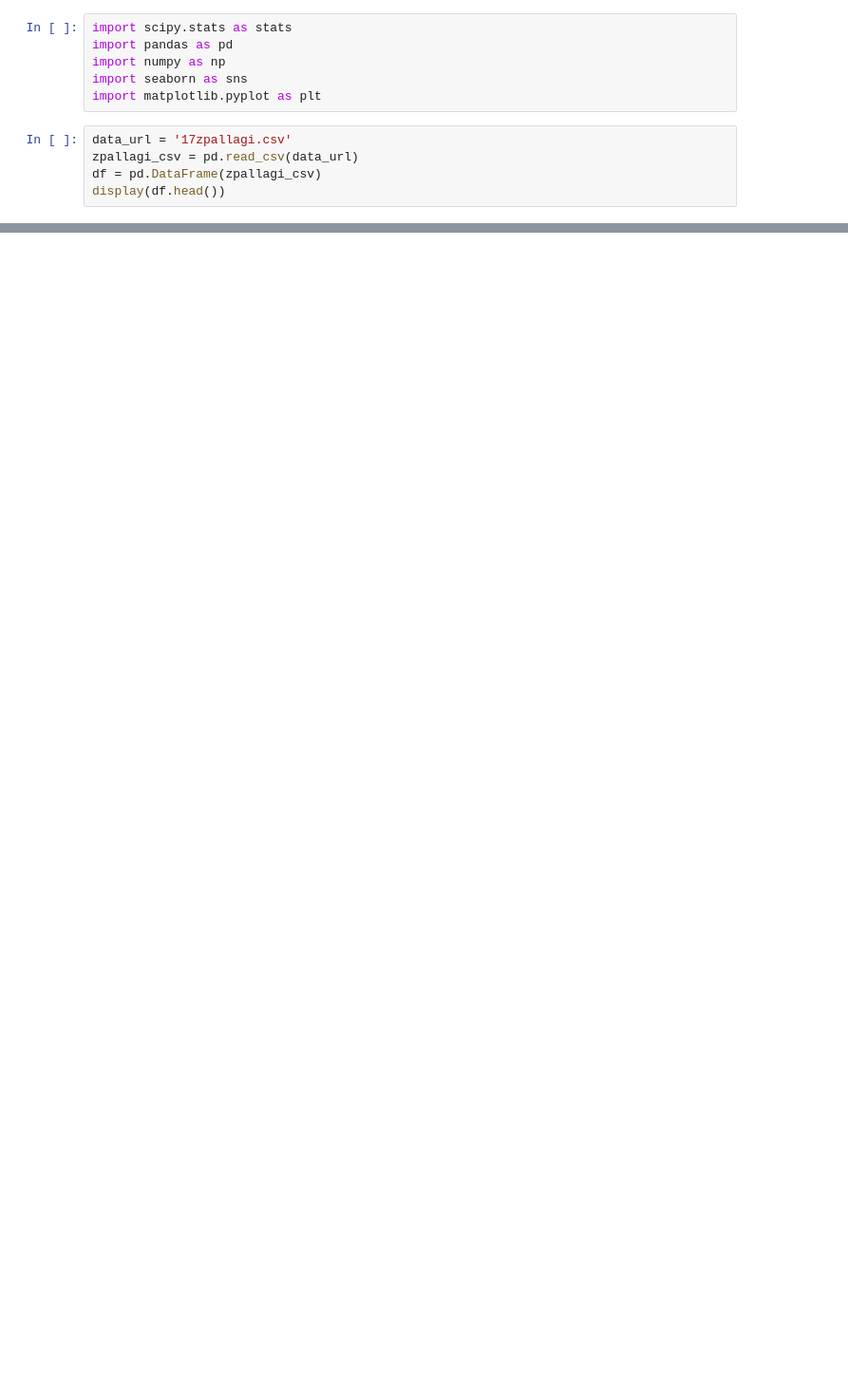
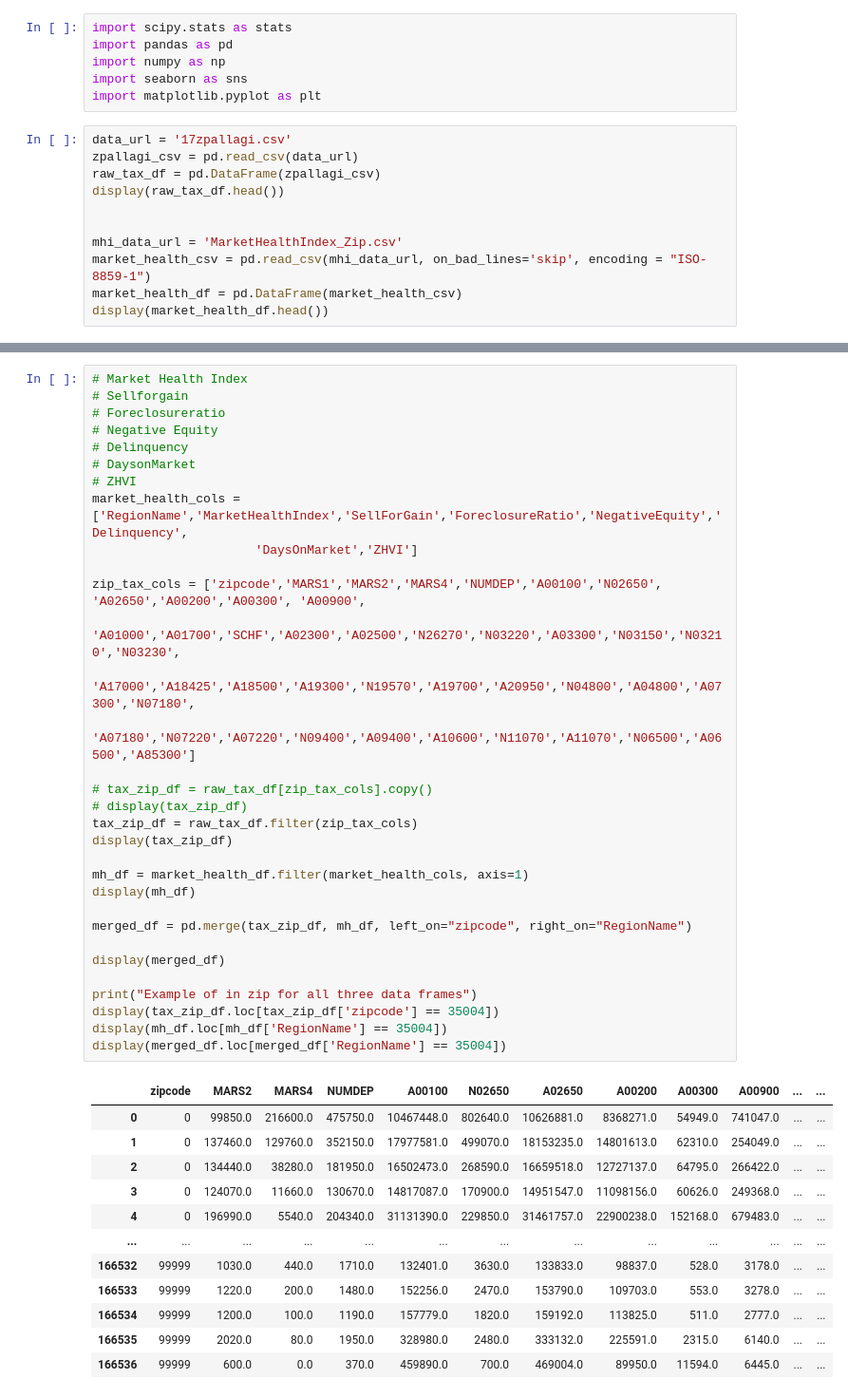
Before and after one commit to kdevoe/aai-500-final-group-4, a Jupyter notebook: HousingDataFinal.ipynb, the cells around one changed output, grey strips where cells are left out. Shown: that part at 95% size. Cells and saved outputs as stored; diff of their text form; blank space fills up the shorter version.

Commit message:
initial data frames

```diff
--- a/HousingDataFinal.ipynb
+++ b/HousingDataFinal.ipynb
@@ -7,8 +7,14 @@ import matplotlib.pyplot as plt
 # %%
 data_url = '17zpallagi.csv'
 zpallagi_csv = pd.read_csv(data_url)
-df = pd.DataFrame(zpallagi_csv)
-display(df.head())
+raw_tax_df = pd.DataFrame(zpallagi_csv)
+display(raw_tax_df.head())
+
+
+mhi_data_url = 'MarketHealthIndex_Zip.csv'
+market_health_csv = pd.read_csv(mhi_data_url, on_bad_lines='skip', encoding = "ISO-8859-1")
+market_health_df = pd.DataFrame(market_health_csv)
+display(market_health_df.head())
 # %% [output]
 |  | STATEFIPS | STATE | zipcode | agi_stub | N1 | mars1 | MARS2 | MARS4 | ELF | CPREP | ... | ... |
 | 0 | 1 | AL | 0 | 1 | 802640.0 | 474470.0 | 99850.0 | 216600.0 | 717050.0 | 44090.0 | ... | ... |
@@ -19,0 +32,45 @@ display(df.head())
+# %%
+# Market Health Index
+# Sellforgain
+# Foreclosureratio
+# Negative Equity
+# Delinquency
+# DaysonMarket
+# ZHVI
+market_health_cols = ['RegionName','MarketHealthIndex','SellForGain','ForeclosureRatio','NegativeEquity','Delinquency',
+                      'DaysOnMarket','ZHVI']
+
+zip_tax_cols = ['zipcode','MARS1','MARS2','MARS4','NUMDEP','A00100','N02650', 'A02650','A00200','A00300', 'A00900',
+                'A01000','A01700','SCHF','A02300','A02500','N26270','N03220','A03300','N03150','N03210','N03230',
+                'A17000','A18425','A18500','A19300','N19570','A19700','A20950','N04800','A04800','A07300','N07180',
+                'A07180','N07220','A07220','N09400','A09400','A10600','N11070','A11070','N06500','A06500','A85300']
+
+# tax_zip_df = raw_tax_df[zip_tax_cols].copy()
+# display(tax_zip_df)
+tax_zip_df = raw_tax_df.filter(zip_tax_cols)
+display(tax_zip_df)
+
+mh_df = market_health_df.filter(market_health_cols, axis=1)
+display(mh_df)
+
+merged_df = pd.merge(tax_zip_df, mh_df, left_on="zipcode", right_on="RegionName")
+
+display(merged_df)
+
+print("Example of in zip for all three data frames")
+display(tax_zip_df.loc[tax_zip_df['zipcode'] == 35004])
+display(mh_df.loc[mh_df['RegionName'] == 35004])
+display(merged_df.loc[merged_df['RegionName'] == 35004])
+# %% [output]
+|  | zipcode | MARS2 | MARS4 | NUMDEP | A00100 | N02650 | A02650 | A00200 | A00300 | A00900 | ... | ... |
+| 0 | 0 | 99850.0 | 216600.0 | 475750.0 | 10467448.0 | 802640.0 | 10626881.0 | 8368271.0 | 54949.0 | 741047.0 | ... | ... |
+| 1 | 0 | 137460.0 | 129760.0 | 352150.0 | 17977581.0 | 499070.0 | 18153235.0 | 14801613.0 | 62310.0 | 254049.0 | ... | ... |
+| 2 | 0 | 134440.0 | 38280.0 | 181950.0 | 16502473.0 | 268590.0 | 16659518.0 | 12727137.0 | 64795.0 | 266422.0 | ... | ... |
+| 3 | 0 | 124070.0 | 11660.0 | 130670.0 | 14817087.0 | 170900.0 | 14951547.0 | 11098156.0 | 60626.0 | 249368.0 | ... | ... |
+| 4 | 0 | 196990.0 | 5540.0 | 204340.0 | 31131390.0 | 229850.0 | 31461757.0 | 22900238.0 | 152168.0 | 679483.0 | ... | ... |
+| ... | ... | ... | ... | ... | ... | ... | ... | ... | ... | ... | ... | ... |
+| 166532 | 99999 | 1030.0 | 440.0 | 1710.0 | 132401.0 | 3630.0 | 133833.0 | 98837.0 | 528.0 | 3178.0 | ... | ... |
+| 166533 | 99999 | 1220.0 | 200.0 | 1480.0 | 152256.0 | 2470.0 | 153790.0 | 109703.0 | 553.0 | 3278.0 | ... | ... |
+| 166534 | 99999 | 1200.0 | 100.0 | 1190.0 | 157779.0 | 1820.0 | 159192.0 | 113825.0 | 511.0 | 2777.0 | ... | ... |
+| 166535 | 99999 | 2020.0 | 80.0 | 1950.0 | 328980.0 | 2480.0 | 333132.0 | 225591.0 | 2315.0 | 6140.0 | ... | ... |
+| 166536 | 99999 | 600.0 | 0.0 | 370.0 | 459890.0 | 700.0 | 469004.0 | 89950.0 | 11594.0 | 6445.0 | ... | ... |
```
Also changed, not shown: parts of 2 cells of this notebook.
